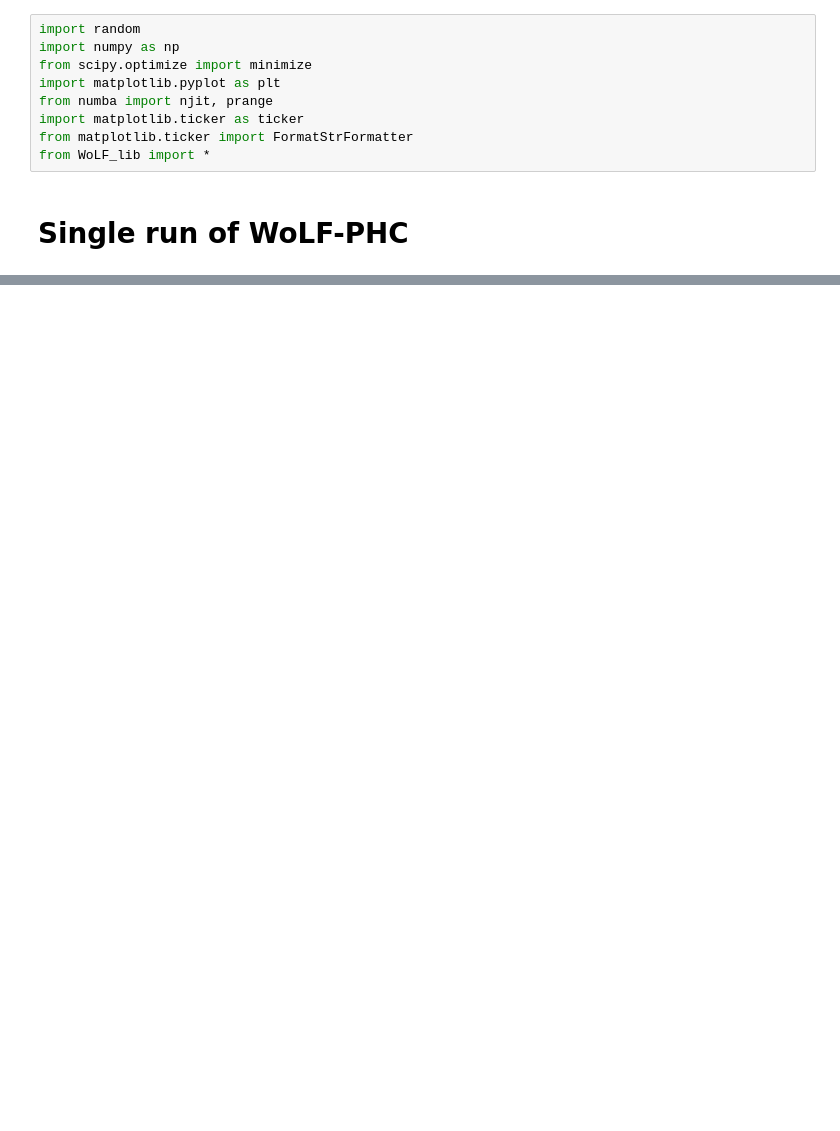
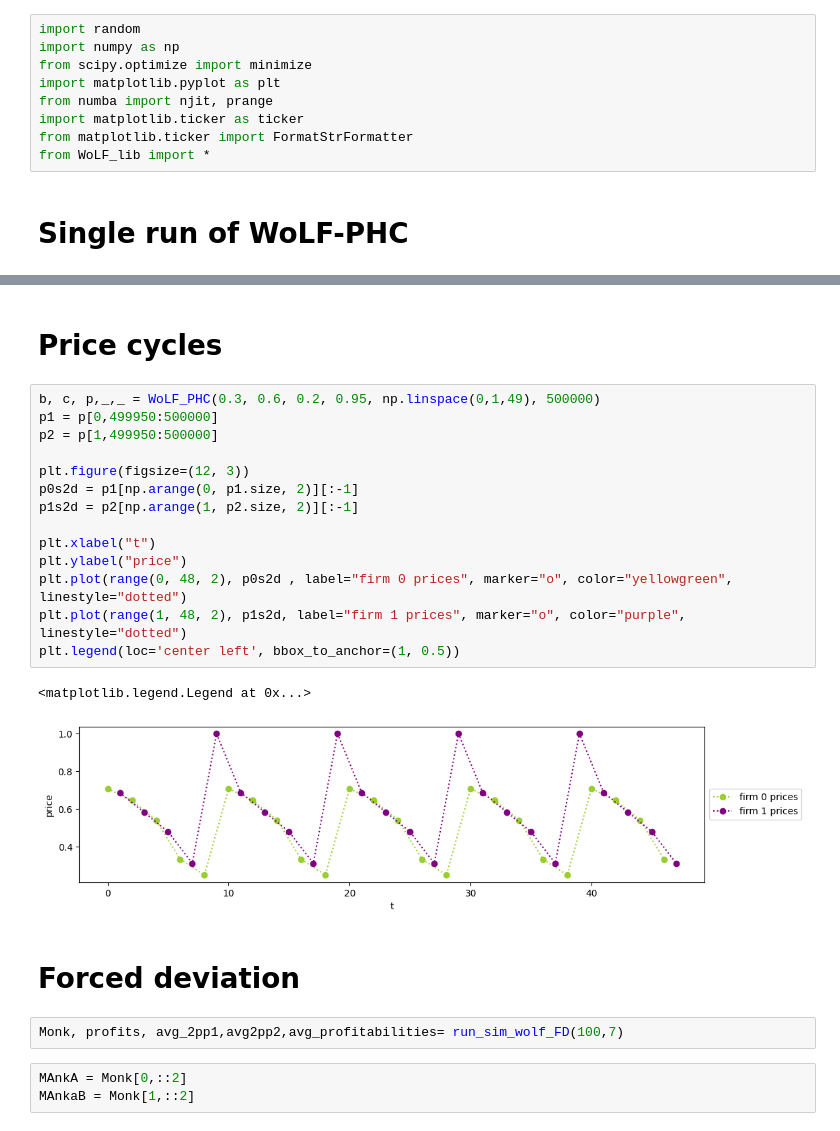
Before and after one commit to nicklasbusk/Bachelorprojekt, a Jupyter notebook: Code/wolf_phc.ipynb, the cells around one changed output, grey strips where cells are left out. Saved outputs shown, nothing was run; the diff lists cells and outputs as text; blank space fills up the shorter version.

```diff
--- a/Code/wolf_phc.ipynb
+++ b/Code/wolf_phc.ipynb
@@ -111,0 +53,26 @@ print(d)
+# %% [markdown]
+# Price cycles
+# %%
+b, c, p,_,_ = WoLF_PHC(0.3, 0.6, 0.2, 0.95, np.linspace(0,1,49), 500000)
+p1 = p[0,499950:500000]
+p2 = p[1,499950:500000]
+
+plt.figure(figsize=(12, 3))
+p0s2d = p1[np.arange(0, p1.size, 2)][:-1]
+p1s2d = p2[np.arange(1, p2.size, 2)][:-1]
+
+plt.xlabel("t")
+plt.ylabel("price")
+plt.plot(range(0, 48, 2), p0s2d , label="firm 0 prices", marker="o", color="yellowgreen", linestyle="dotted")
+plt.plot(range(1, 48, 2), p1s2d, label="firm 1 prices", marker="o", color="purple", linestyle="dotted")
+plt.legend(loc='center left', bbox_to_anchor=(1, 0.5))
+# %% [output]
+<matplotlib.legend.Legend at 0x...>
+[figure, added]
+# %% [markdown]
+# Forced deviation
+# %%
+Monk, profits, avg_2pp1,avg2pp2,avg_profitabilities= run_sim_wolf_FD(100,7)
+# %%
+MAnkA = Monk[0,::2]
+MAnkaB = Monk[1,::2]
```
Also changed, not shown: parts of 18 cells of this notebook, 3 other files.
